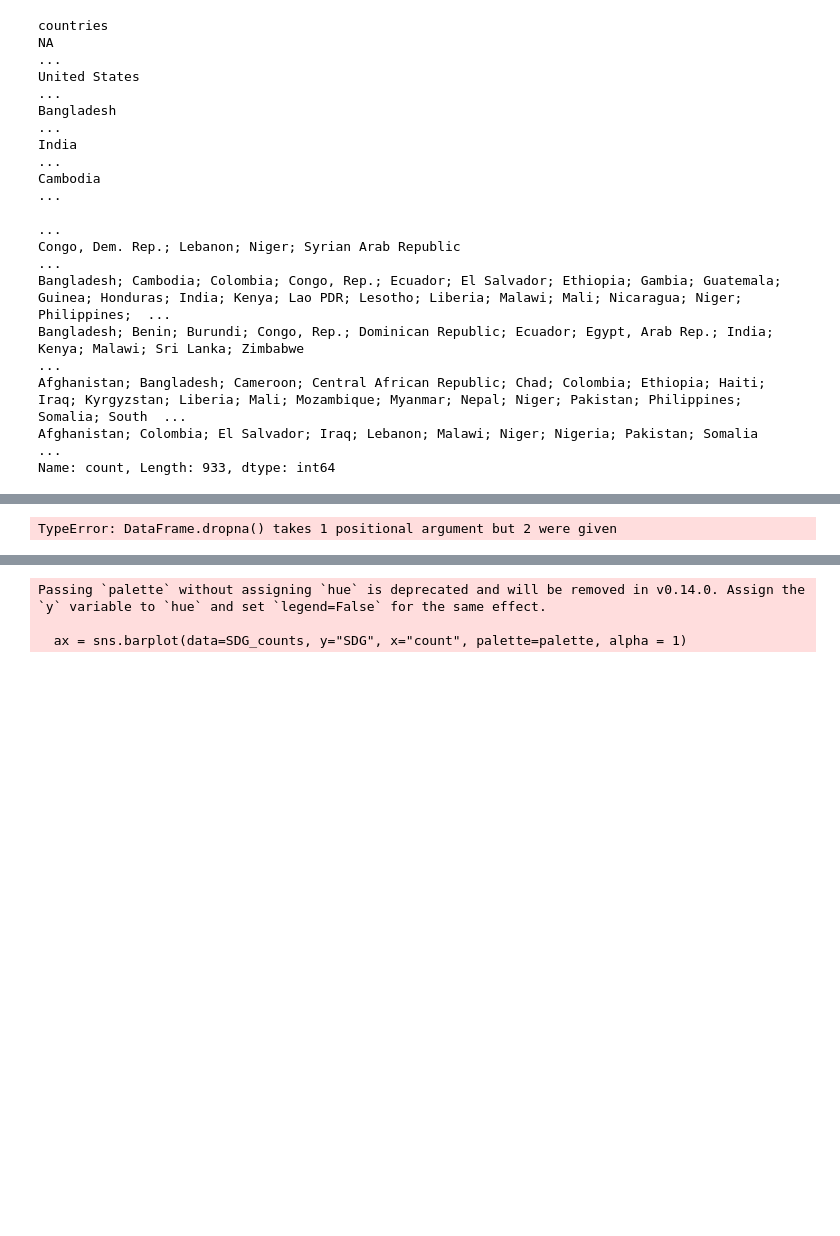
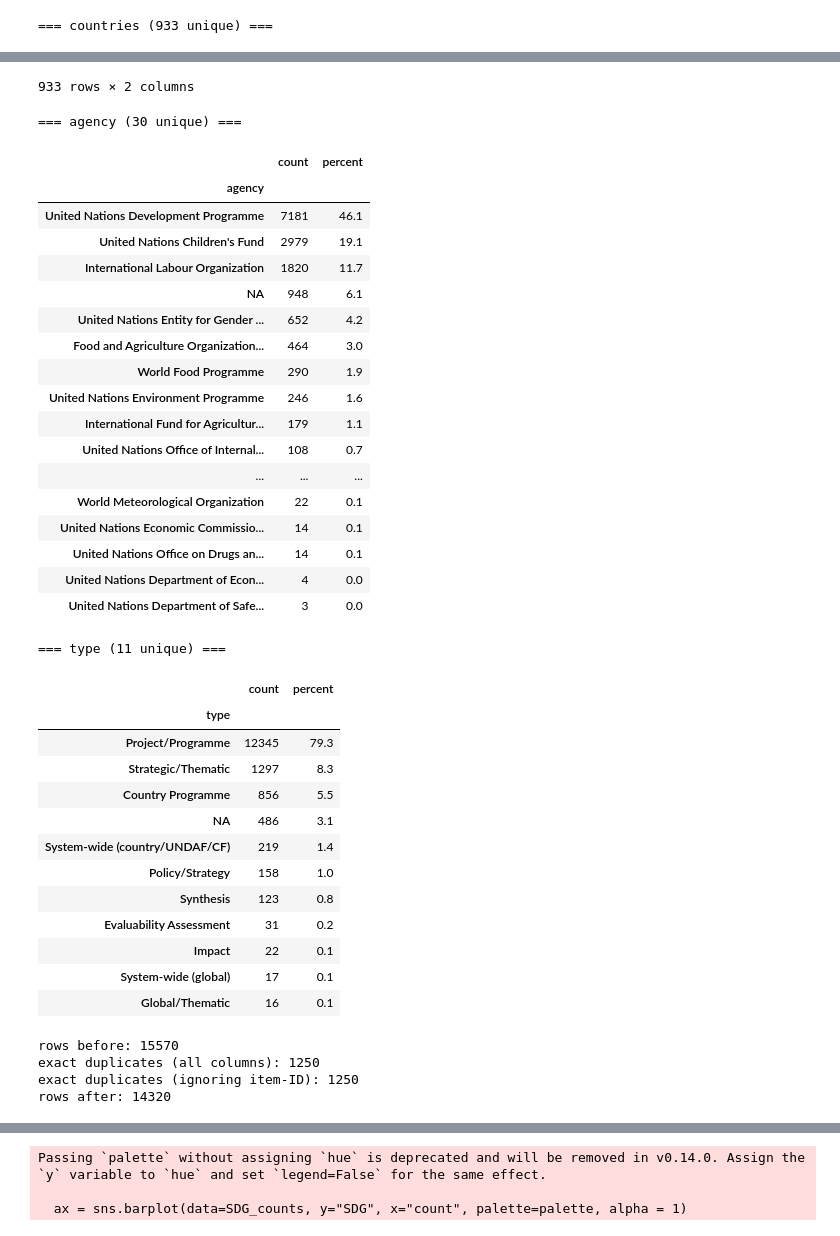
Before and after one commit to destiny-evidence/evaluation-reports-synthesis, a Jupyter notebook: scripts/member-publications-plots.ipynb, the cells around one changed output, grey strips where cells are left out. Drawn from its saved outputs; the diff is of its cells as text; code cells hidden in the pictures; blank space fills up the shorter version.

```diff
--- a/scripts/member-publications-plots.ipynb
+++ b/scripts/member-publications-plots.ipynb
@@ -19,18 +19,15 @@ df.head()
 | 3 | Evaluation of WFP's Environmental... | World Food Programme | https://www.unevaluation.org/memb... | https://www.wfp.org/publications/... | Policy/Strategy | Environment | Global | NA | SDG2 - Zero Hunger | 11634 |
 | 4 | Evaluation of Global Health Days ... | World Health Organization | https://www.unevaluation.org/memb... | NA | Global/Thematic | Communications and media | Global | NA | SDG3 - Good Health and Well-Being | 15542 |
 # %%
-df['countries'].value_counts()
+from IPython.display import display
+
+for c in ['countries', 'agency', 'type']:
+    vc = df[c].value_counts(dropna=False)
+    out = pd.DataFrame({
+        'count': vc,
+        'percent': (vc / vc.sum() * 100).round(1)
+    })
+    print(f"\n=== {c} ({vc.shape[0]} unique) ===")
+    display(out)
 # %% [output]
-countries
-NA                                                                                                                                                                                                       ...
-United States                                                                                                                                                                                            ...
-Bangladesh                                                                                                                                                                                               ...
-India                                                                                                                                                                                                    ...
-Cambodia                                                                                                                                                                                                 ...
-                                                                                                                                                                                                         ...
-Congo, Dem. Rep.; Lebanon; Niger; Syrian Arab Republic                                                                                                                                                   ...
-Bangladesh; Cambodia; Colombia; Congo, Rep.; Ecuador; El Salvador; Ethiopia; Gambia; Guatemala; Guinea; Honduras; India; Kenya; Lao PDR; Lesotho; Liberia; Malawi; Mali; Nicaragua; Niger; Philippines;  ...
-Bangladesh; Benin; Burundi; Congo, Rep.; Dominican Republic; Ecuador; Egypt, Arab Rep.; India; Kenya; Malawi; Sri Lanka; Zimbabwe                                                                        ...
-Afghanistan; Bangladesh; Cameroon; Central African Republic; Chad; Colombia; Ethiopia; Haiti; Iraq; Kyrgyzstan; Liberia; Mali; Mozambique; Myanmar; Nepal; Niger; Pakistan; Philippines; Somalia; South  ...
-Afghanistan; Colombia; El Salvador; Iraq; Lebanon; Malawi; Niger; Nigeria; Pakistan; Somalia                                                                                                             ...
-Name: count, Length: 933, dtype: int64
+=== countries (933 unique) ===
@@ -37,6 +47,52 @@ Name: count, Length: 933, dtype: int64
+933 rows × 2 columns
+=== agency (30 unique) ===
+|  | count | percent |
+| agency |  |  |
+| United Nations Development Programme | 7181 | 46.1 |
+| United Nations Children's Fund | 2979 | 19.1 |
+| International Labour Organization | 1820 | 11.7 |
+| NA | 948 | 6.1 |
+| United Nations Entity for Gender ... | 652 | 4.2 |
+| Food and Agriculture Organization... | 464 | 3.0 |
+| World Food Programme | 290 | 1.9 |
+| United Nations Environment Programme | 246 | 1.6 |
+| International Fund for Agricultur... | 179 | 1.1 |
+| United Nations Office of Internal... | 108 | 0.7 |
+| ... | ... | ... |
+| World Meteorological Organization | 22 | 0.1 |
+| United Nations Economic Commissio... | 14 | 0.1 |
+| United Nations Office on Drugs an... | 14 | 0.1 |
+| United Nations Department of Econ... | 4 | 0.0 |
+| United Nations Department of Safe... | 3 | 0.0 |
+=== type (11 unique) ===
+|  | count | percent |
+| type |  |  |
+| Project/Programme | 12345 | 79.3 |
+| Strategic/Thematic | 1297 | 8.3 |
+| Country Programme | 856 | 5.5 |
+| NA | 486 | 3.1 |
+| System-wide (country/UNDAF/CF) | 219 | 1.4 |
+| Policy/Strategy | 158 | 1.0 |
+| Synthesis | 123 | 0.8 |
+| Evaluability Assessment | 31 | 0.2 |
+| Impact | 22 | 0.1 |
+| System-wide (global) | 17 | 0.1 |
+| Global/Thematic | 16 | 0.1 |
 # %%
-# not sure we should deduplicate based on title
+# drop rows that are identical in every field
+# item-ID is a record identifier, so exclude it from the comparison
+cols = [c for c in df.columns if c != 'item-ID']
+
+print("rows before:", len(df))
+print("exact duplicates (all columns):", df.duplicated().sum())
+print("exact duplicates (ignoring item-ID):", df.duplicated(subset=cols).sum())
+
+df = df.drop_duplicates(subset=cols, keep='first').reset_index(drop=True)
+print("rows after:", len(df))
 # %% [output]
-TypeError: DataFrame.dropna() takes 1 positional argument but 2 were given
+rows before: 15570
+exact duplicates (all columns): 1250
+exact duplicates (ignoring item-ID): 1250
+rows after: 14320
 # %%
 df = df[df['download-link'] != "NA"]
```
Also changed, not shown: parts of 8 cells of this notebook, 6 other files.
